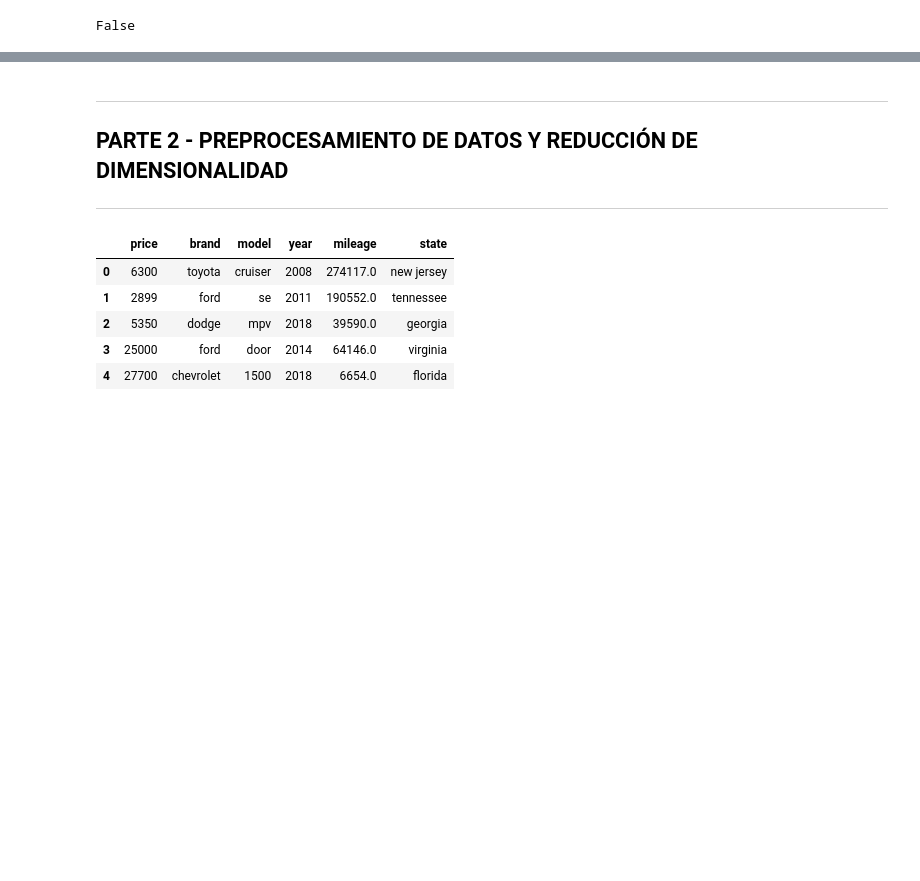
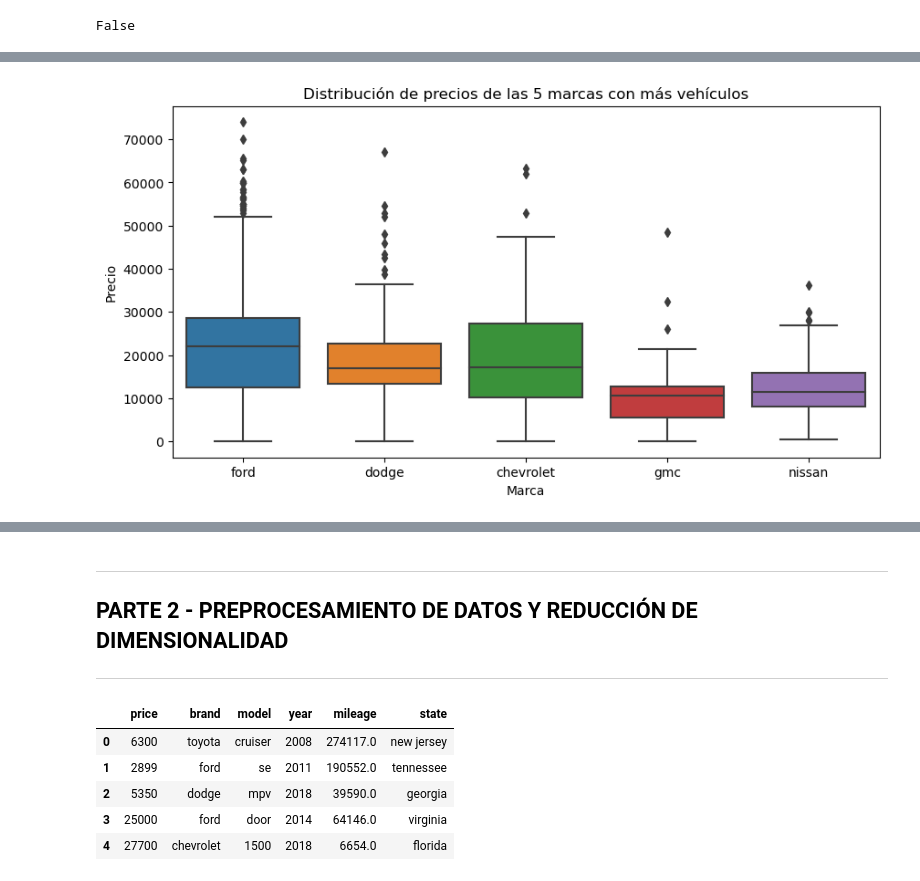
Before and after one commit to J-SALGADOM/IIA_Proyecto, a Jupyter notebook: IIA_Proyecto_Codigo.ipynb, the cells around one changed output, grey strips where cells are left out. Drawn from its saved outputs; the diff is of its cells as text; code cells hidden in the pictures; blank space fills up the shorter version.

```diff
--- a/IIA_Proyecto_Codigo.ipynb
+++ b/IIA_Proyecto_Codigo.ipynb
@@ -115,0 +114,11 @@ plt.show
+# %%
+# GRAFICAMOS LA DISTRIBUCIÓN DE PRECIOS DE LAS 5 MARCAS CON MÁS VEHÍCULOS
+top_brands = df['brand'].value_counts().nlargest(5).index
+plt.figure(figsize=(10,5))
+sns.boxplot(data=df[df['brand'].isin(top_brands)], x='brand', y='price')
+plt.xlabel('Marca')
+plt.ylabel('Precio')
+plt.title('Distribución de precios de las 5 marcas con más vehículos')
+plt.show()
+# %% [output]
+[figure, added]
```
Also changed, not shown: parts of 9 cells of this notebook.
